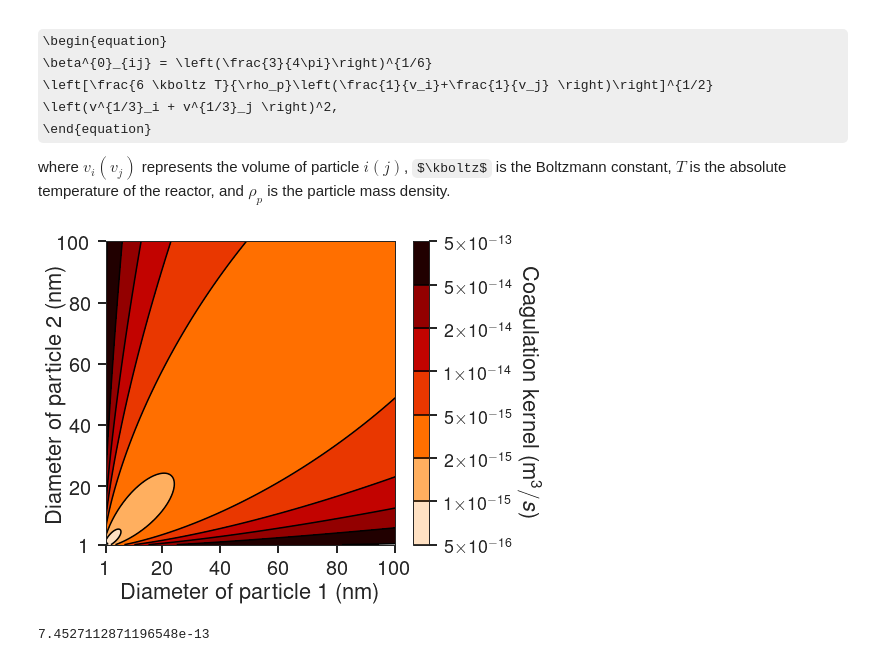
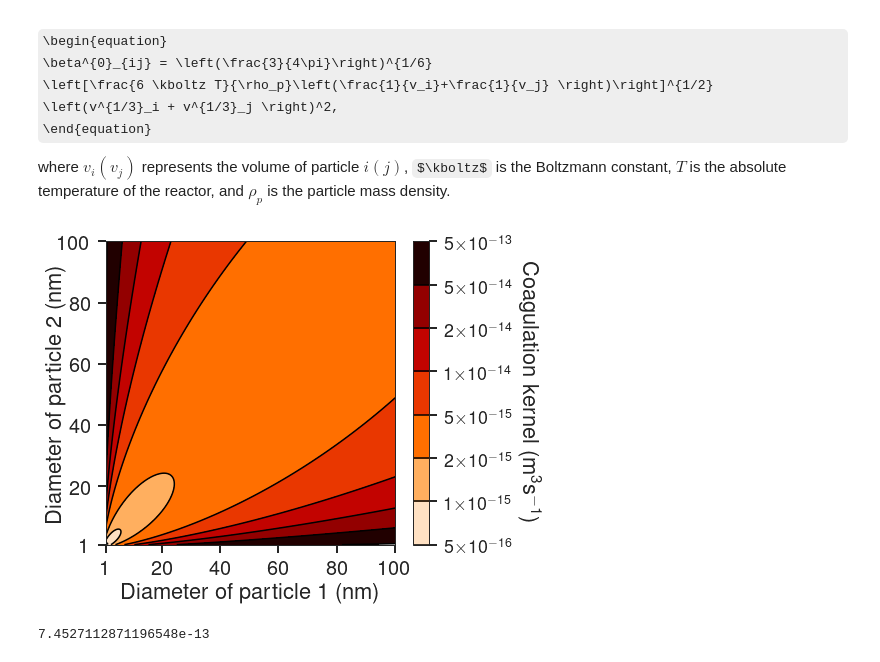
Before and after one commit to caos21/ndust, a Jupyter notebook: press/supplementary-material.ipynb, the cells around one changed output. Saved outputs shown, nothing was run; the diff lists cells and outputs as text; code cells hidden in the pictures; some formulas as TeX source.

Commit message:
ndust.py minor changes. linear scale, etc. Fixed Efactor symlog filled contours

```diff
--- a/press/supplementary-material.ipynb
+++ b/press/supplementary-material.ipynb
@@ -289,31 +456,32 @@ bf = beta_free(vx, vy)
 # %%
 fig, ax = plt.subplots(figsize=(7.5, 5.85))
 
 levels = [5e-16, 1e-15, 2e-15, 5e-15, 1e-14, 2e-14, 5e-14, 5e-13]
-cf = ax.contourf(dx, dy, bf, levels=levels, cmap=cm.gist_heat_r,  norm=colors.LogNorm())
+cf = ax.contourf(dx, dy, bf, levels=levels, cmap=cm.gist_heat_r,  norm=colors.LogNorm(),
+                 vmin=levels[0], vmax=levels[-1])
 cs = ax.contour(dx, dy, bf, levels=levels, origin='lower',
                 colors='k', linewidths=1.5)
 cb = fig.colorbar(cf, ax=ax, ticks=levels)
 cb.add_lines(cs)
-cb.ax.set_ylabel(r'Coagulation kernel $(\text{m}^3/s)$', rotation=270, labelpad=30)
+cb.ax.set_ylabel(r'Coagulation kernel $(\text{m}^3\text{s}^{-1})$', rotation=270, labelpad=30)
 cb.ax.tick_params(labelsize=18)
 
 ax.set_xlabel('Diameter of particle 1 (nm)')
 ax.set_ylabel('Diameter of particle 2 (nm)', labelpad=-8)
 xy=np.arange(0, 120, 20)
 xy[0] = 1
 plt.xticks(xy, xy)
 plt.yticks(xy, xy)
 
 cb.set_ticks(levels)
 cb.set_ticklabels([r'$5{\times}10^{-16}$', r'$1{\times}10^{-15}$', r'$2{\times}10^{-15}$', r'$5{\times}10^{-15}$',
                    r'$1{\times}10^{-14}$', r'$2{\times}10^{-14}$', r'$5{\times}10^{-14}$', r'$5{\times}10^{-13}$'])
 
 plt.tight_layout()
 plt.savefig('fig1.eps')
 plt.show()
 # %% [output]
-[figure, old version]
+[figure, new version]
 # %%
 np.max(bf)
 # %% [output]
```
Also changed, not shown: parts of 37 cells of this notebook, 4 other files.
